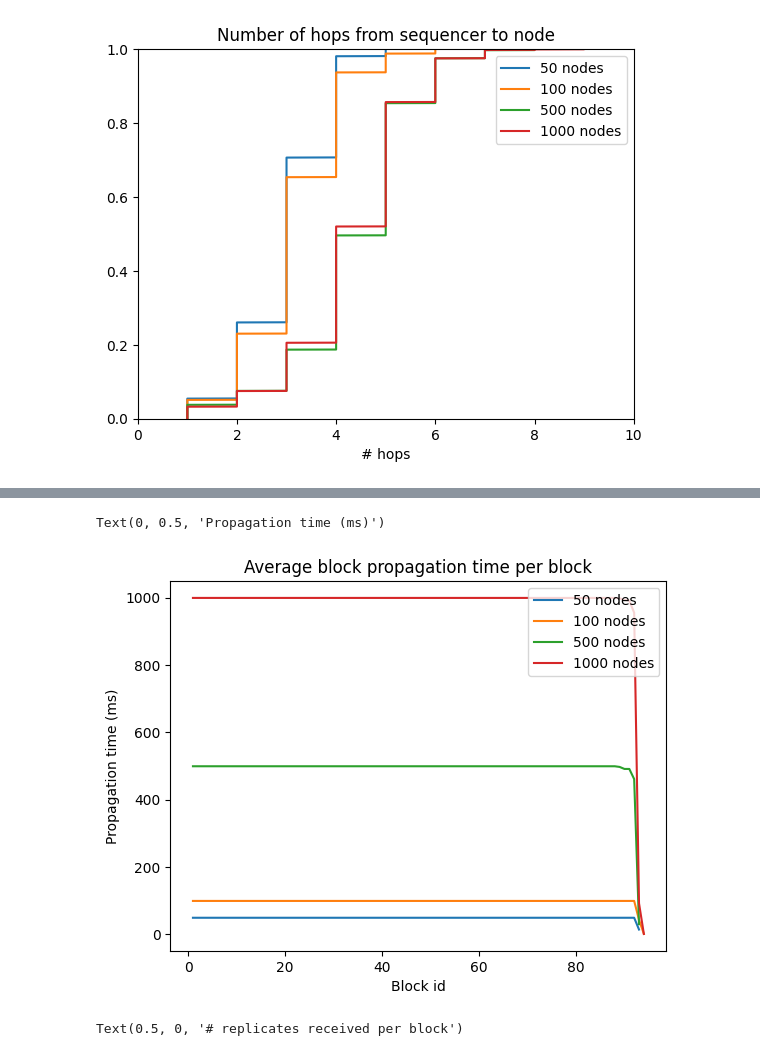
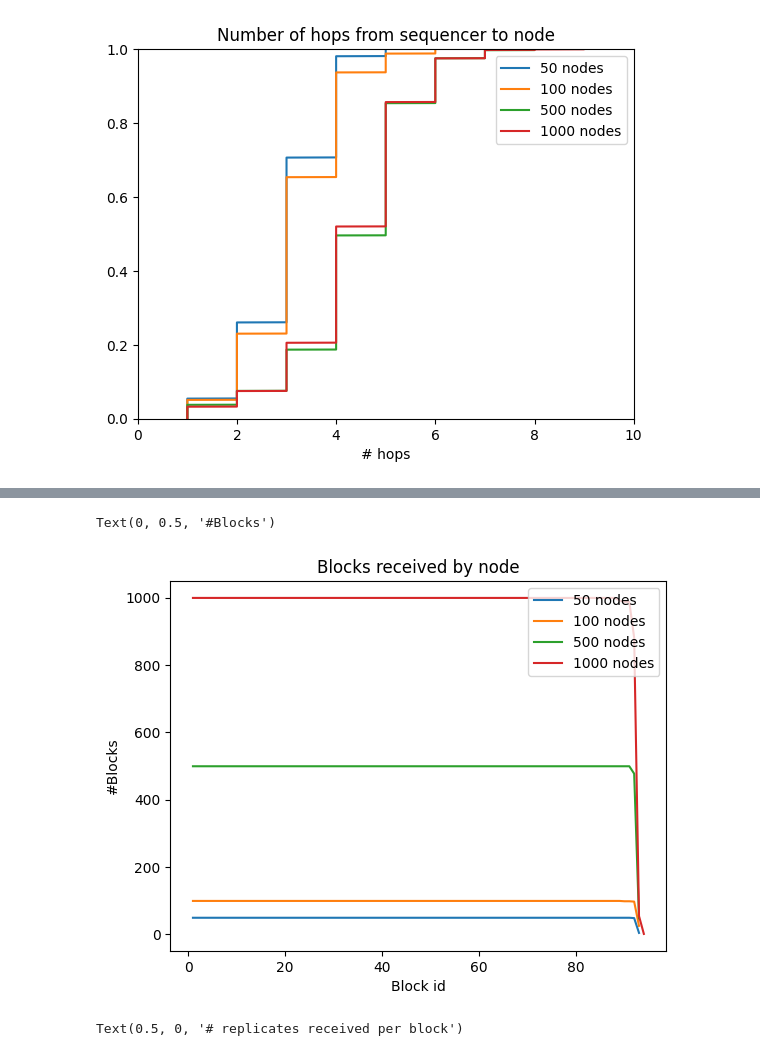
Before and after one commit to srene/kademlia-simulator, a Jupyter notebook: simulator/python/gossipsub_analysis.ipynb, the cells around one changed output, grey strips where cells are left out. Drawn from its saved outputs; the diff is of its cells as text; code cells hidden in the pictures.

```diff
--- a/simulator/python/gossipsub_analysis.ipynb
+++ b/simulator/python/gossipsub_analysis.ipynb
@@ -235,30 +235,30 @@ Text(0, 0.5, 'Propagation time (ms)')
 # %%
 fig4, ax4 = plt.subplots()
 
 for key in op_df:
 
     rsdf = op_df[key].loc[(op_df[key]['type'] == 'BlockGossipOperation')]
     x = rsdf['block_id'].unique()
 
     avg = []
     for i in x:
         avg.append(rsdf.loc[(rsdf['block_id'] == i)]['completion_time'].count())
 
     ax4.plot(x, avg,label=key)
 
     #print(x)
     #print(avg)
 
 ax4.legend()
 #ax4.set_xlim([0,15])
 #ax4.set_ylim([0,1])
 
-ax4.set_title("Average block propagation time per block")
+ax4.set_title("Blocks received by node")
 ax4.set_xlabel("Block id")
-ax4.set_ylabel("Propagation time (ms)")
+ax4.set_ylabel("#Blocks")
 # %% [output]
-Text(0, 0.5, 'Propagation time (ms)')
+Text(0, 0.5, '#Blocks')
-[figure, old version]
+[figure, new version]
 # %%
 fig4, ax4 = plt.subplots()
 
```
Also changed, not shown: parts of 9 cells of this notebook, 7 other files.
